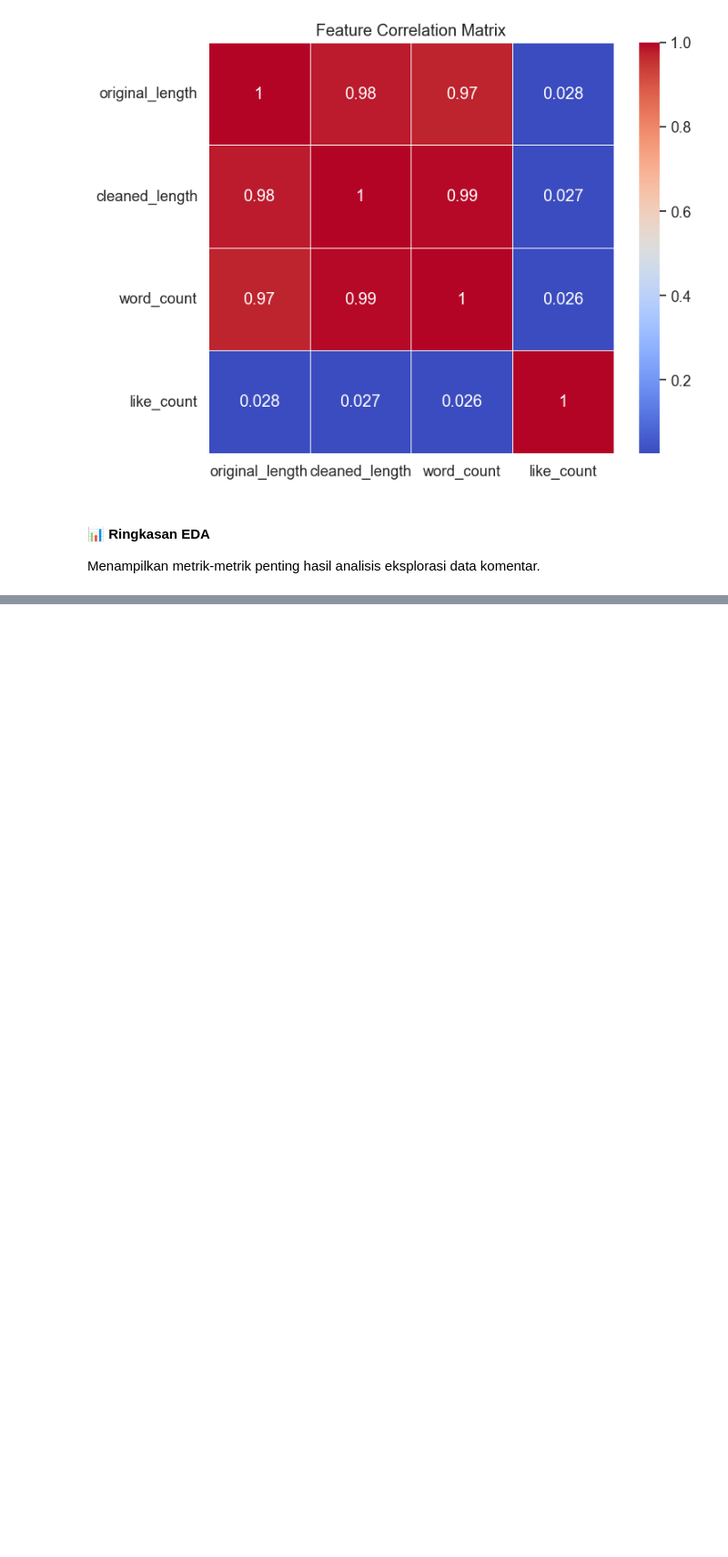
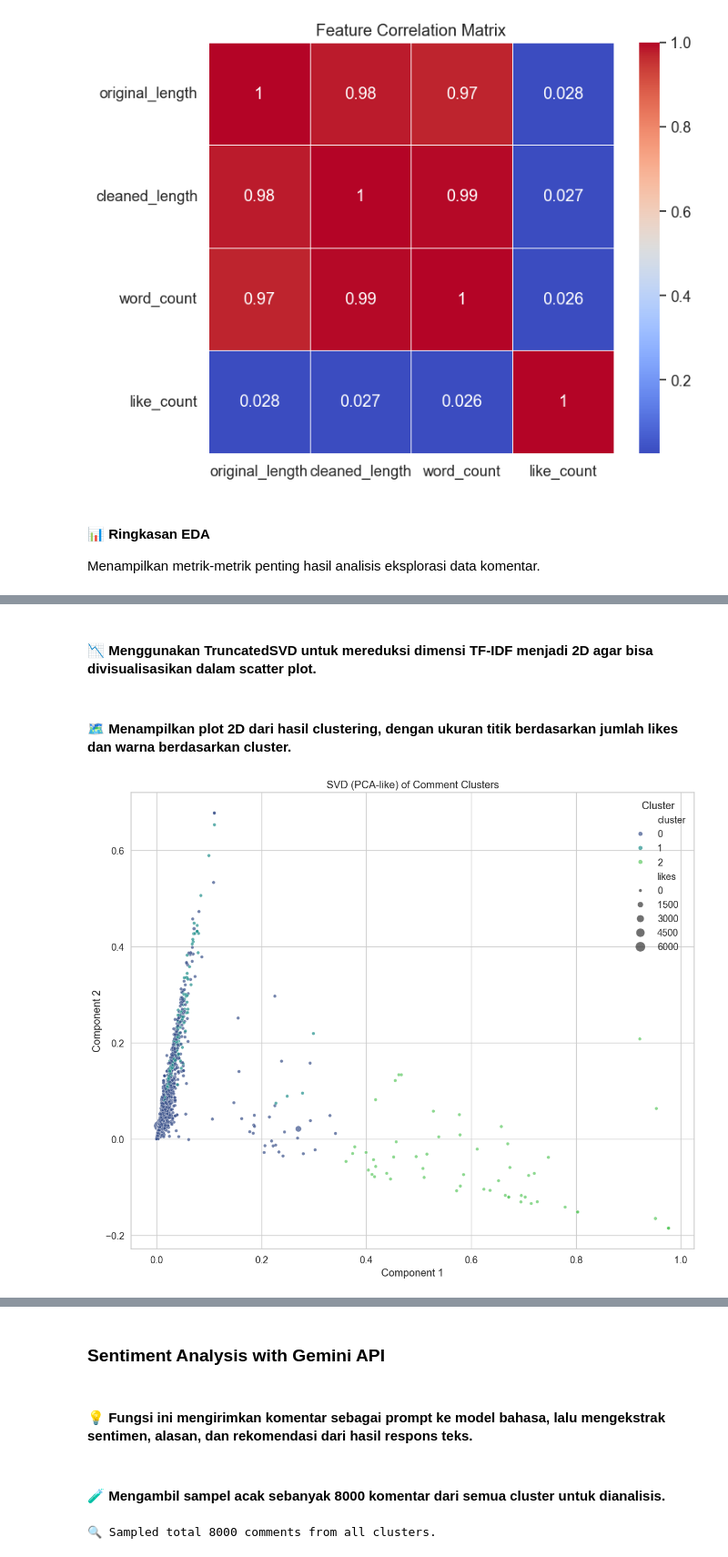
Before and after one commit to Rizky28eka/sentiment-prabowo-menjawab, a Jupyter notebook: sentiment.ipynb, the cells around one changed output, grey strips where cells are left out. Shown at 91% size. Cells and saved outputs as stored; diff of their text form; code cells hidden in the pictures; blank space fills up the shorter version.

```diff
--- a/sentiment.ipynb
+++ b/sentiment.ipynb
@@ -522,0 +680,39 @@ Peak Hour: 16
+# %% [markdown]
+#### 📉 Menggunakan TruncatedSVD untuk mereduksi dimensi TF-IDF menjadi 2D agar bisa divisualisasikan dalam scatter plot.
+# %%
+svd = TruncatedSVD(n_components=2, random_state=42)
+coords = svd.fit_transform(tfidf_matrix)
+
+vis_df = pd.DataFrame(coords, columns=['x', 'y'])
+vis_df['x'] = pd.to_numeric(vis_df['x'], errors='coerce')
+vis_df['y'] = pd.to_numeric(vis_df['y'], errors='coerce')
+vis_df['cluster'] = df['cluster'].astype(str)
+vis_df['likes'] = pd.to_numeric(df['like_count'], errors='coerce')
+# %% [markdown]
+#### 🗺️ Menampilkan plot 2D dari hasil clustering, dengan ukuran titik berdasarkan jumlah likes dan warna berdasarkan cluster.
+# %%
+sample_frac = 0.2 if len(vis_df) > 5000 else 1.0
+vis_sample = vis_df.sample(frac=sample_frac, random_state=42)
+
+plt.figure(figsize=(12, 10))
+sns.scatterplot(
+    data=vis_sample,
+    x='x', y='y',
+    hue='cluster',
+    size='likes',
+    sizes=(20, 200),
+    alpha=0.7,
+    palette='viridis'
+)
+plt.title('SVD (PCA-like) of Comment Clusters')
+plt.xlabel('Component 1')
+plt.ylabel('Component 2')
+plt.legend(title='Cluster')
+plt.tight_layout()
+
+pca_path = os.path.join(VISUAL_DIR, 'cluster_pca.png')
+plt.savefig(pca_path)
+plt.show()
+logger.info("Saved PCA cluster plot to %s", pca_path)
+# %% [output]
+[figure, added]
@@ -522,0 +720,4 @@ Peak Hour: 16
+# %% [markdown]
+### Sentiment Analysis with Gemini API
+# %% [markdown]
+#### 💡 Fungsi ini mengirimkan komentar sebagai prompt ke model bahasa, lalu mengekstrak sentimen, alasan, dan rekomendasi dari hasil respons teks.
@@ -522,0 +773,7 @@ Peak Hour: 16
+# %% [markdown]
+#### 🧪 Mengambil sampel acak sebanyak 8000 komentar dari semua cluster untuk dianalisis.
+# %%
+comments_combined = df.sample(n=8000, random_state=42)
+print(f"🔍 Sampled total {len(comments_combined)} comments from all clusters.")
+# %% [output]
+🔍 Sampled total 8000 comments from all clusters.
```
Also changed, not shown: parts of 40 cells of this notebook, 11 other files.
